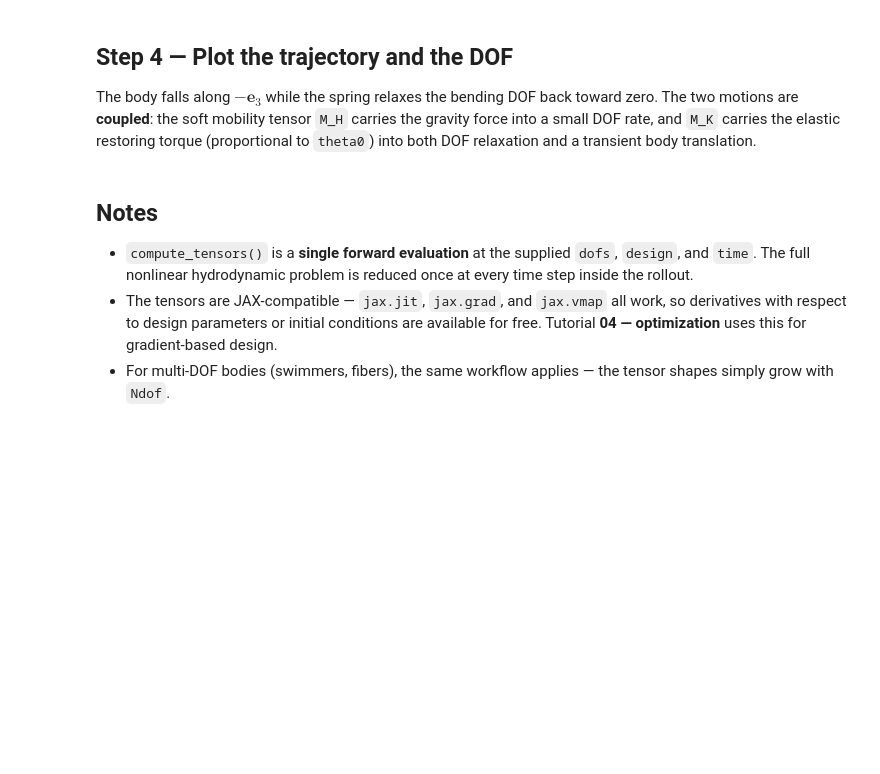
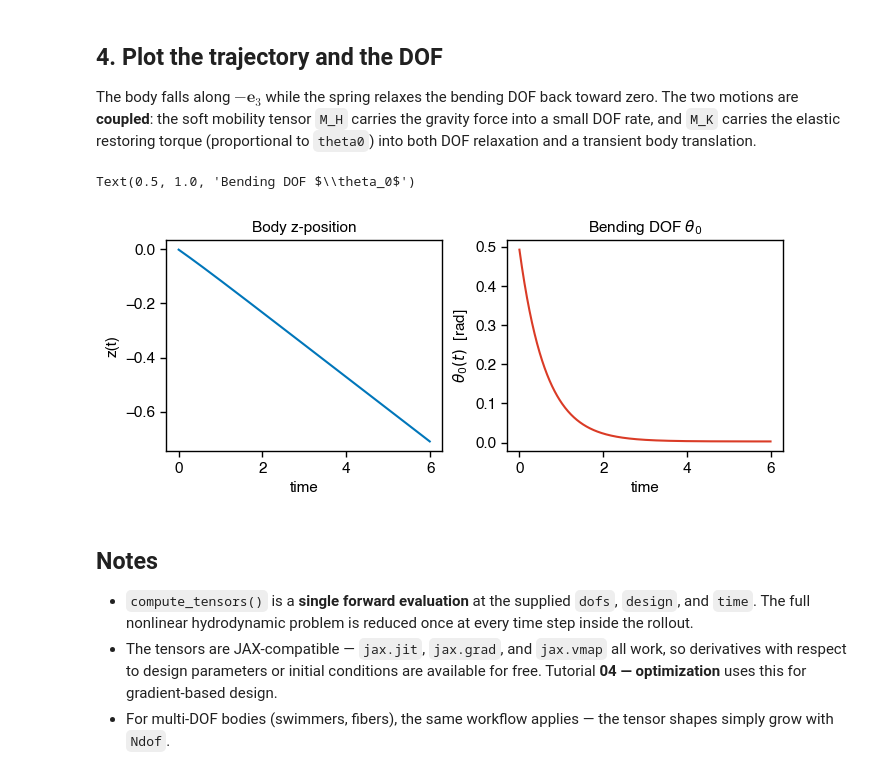
Before and after one commit to C0PEP0D/SoftMobility, a Jupyter notebook: softmobility/tutorials/03_soft_mobility_simulation.ipynb, the cells around one changed output. Saved outputs shown, nothing was run; the diff lists cells and outputs as text; code cells hidden in the pictures; blank space fills up the shorter version.

```diff
--- a/softmobility/tutorials/03_soft_mobility_simulation.ipynb
+++ b/softmobility/tutorials/03_soft_mobility_simulation.ipynb
@@ -148,5 +148,5 @@ final z        : -0.743799090385437
 # %% [markdown]
-## Step 4 — Plot the trajectory and the DOF
+## 4. Plot the trajectory and the DOF
 
 The body falls along $-\boldsymbol{e}_3$ while the spring relaxes the bending DOF back
 toward zero. The two motions are **coupled**: the soft mobility tensor
@@ -156,18 +156,19 @@ relaxation and a transient body translation.
 # %%
 t = np.arange(n_steps) * dt
 
 fig, axes = figstyle.subplots(size="full", aspect=2.4, ncols=2)
 axes[0].plot(t, np.asarray(positions[:, 2]), color=figstyle.COLORS["blue"], linewidth=1.5)
 axes[0].set_xlabel("time")
 axes[0].set_ylabel("z(t)")
 axes[0].set_title("Body z-position")
 
 axes[1].plot(t, np.asarray(dofs[:, 0]), color=figstyle.COLORS["red"], linewidth=1.5)
 axes[1].set_xlabel("time")
 axes[1].set_ylabel(r"$\theta_0(t)$  [rad]")
 axes[1].set_title("Bending DOF $\\theta_0$")
-
-fig
+# %% [output]
+Text(0.5, 1.0, 'Bending DOF $\\theta_0$')
+[figure, added]
 # %% [markdown]
 ## Notes
 
```
Also changed, not shown: parts of 7 cells of this notebook, 28 other files.
